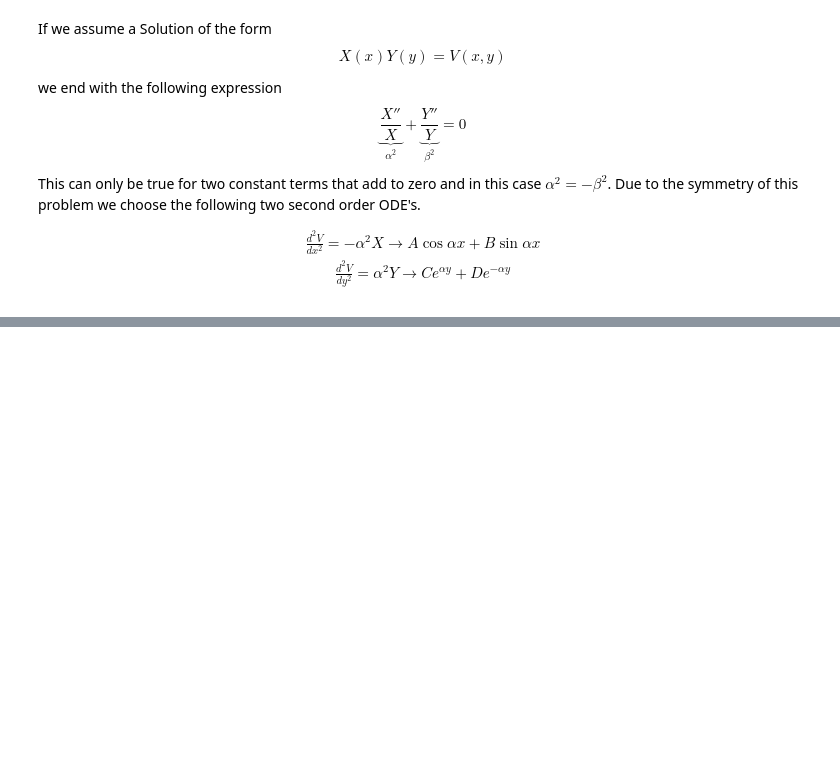
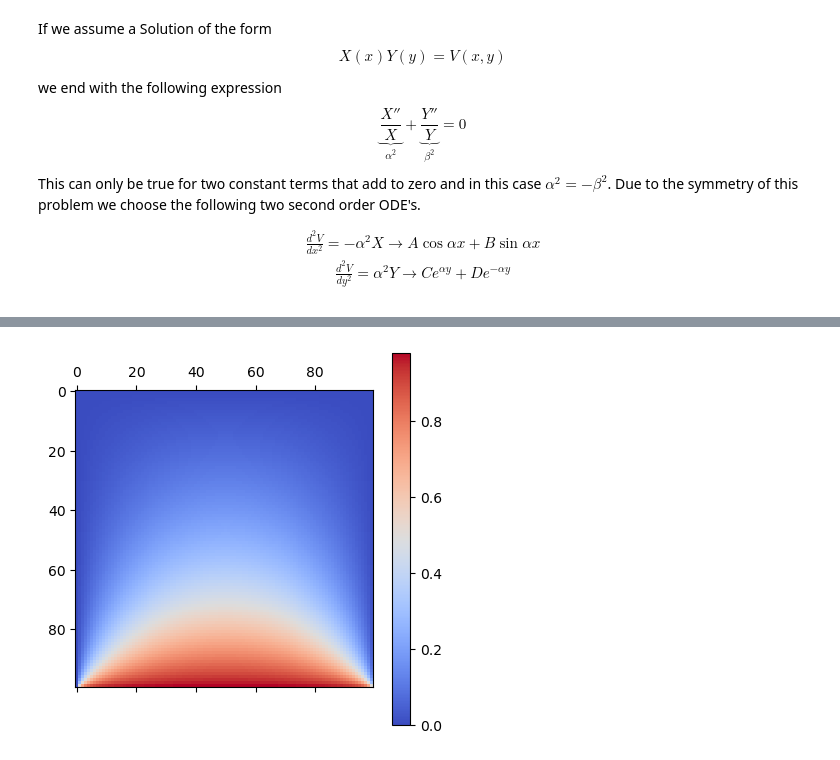
Before and after one commit to GuillermoFidalgo/UA-EM-1, a Jupyter notebook: Finite_elements.ipynb, the cells around one changed output, grey strips where cells are left out. Saved outputs shown, nothing was run; the diff lists cells and outputs as text; code cells hidden in the pictures; blank space fills up the shorter version.

```diff
--- a/Finite_elements.ipynb
+++ b/Finite_elements.ipynb
@@ -37,0 +55,27 @@ Due to the symmetry of this problem we choose the following two second order ODE
+# %%
+@np.vectorize
+def V(x, y, Nsquares=100):
+    init = 0
+    for i in range(1, Nsquares, 2):
+        init += (
+            4
+            / (i * np.pi)
+            / np.sinh(i * np.pi)
+            * np.sin(i * np.pi * x / a)
+            * np.sinh(i * np.pi * y / a)
+        )
+    return init
+# %%
+a = 1
+N = 100
+h = a / N
+x = np.arange(0, a, h)
+y = np.arange(0, a, h)
+# %%
+X, Y = np.meshgrid(x, y)
+# %%
+plt.matshow(V(X, Y, N), cmap="coolwarm")
+plt.colorbar()
+plt.show()
+# %% [output]
+[figure, added]
```
Also changed, not shown: parts of 3 cells of this notebook.
